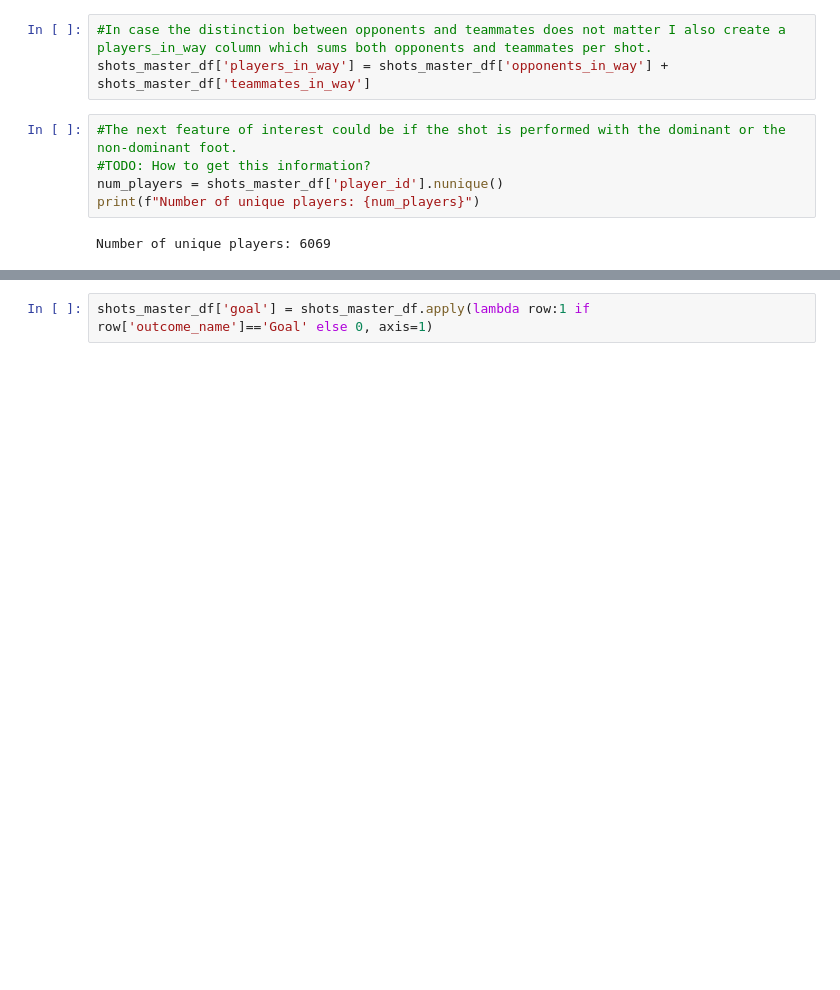
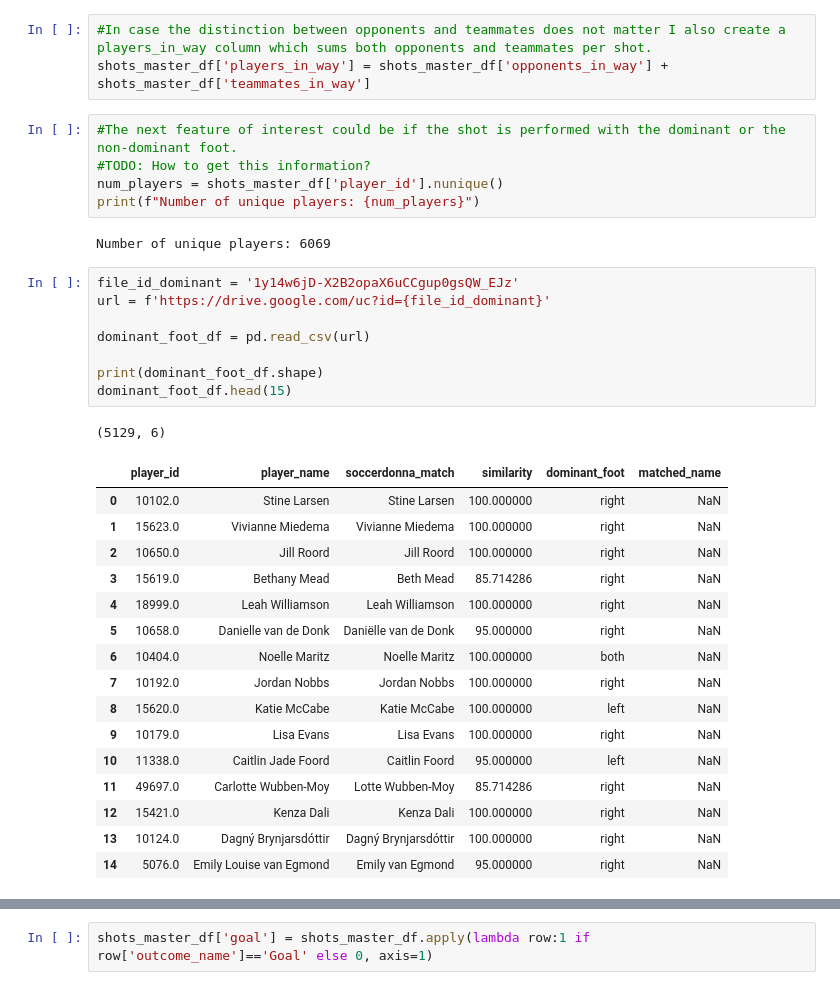
Before and after one commit to arne2204/Probabilistic-Machine-Learning_lecture-PROJECTS, a Jupyter notebook: projects/08-1SHXXXX_football_analytics/notebooks/03_data_preprocessing.ipynb, the cells around one changed output, grey strips where cells are left out. Cells and saved outputs as stored; diff of their text form; blank space fills up the shorter version.

Commit message:
Revisit data preprocessing and add dominant foot feature

```diff
--- a/projects/08-1SHXXXX_football_analytics/notebooks/03_data_preprocessing.ipynb
+++ b/projects/08-1SHXXXX_football_analytics/notebooks/03_data_preprocessing.ipynb
@@ -686,3 +695,29 @@ num_players = shots_master_df['player_id'].nunique()
 print(f"Number of unique players: {num_players}")
 # %% [output]
 Number of unique players: 6069
+# %%
+file_id_dominant = '1y14w6jD-X2B2opaX6uCCgup0gsQW_EJz'
+url = f'https://drive.google.com/uc?id={file_id_dominant}'
+
+dominant_foot_df = pd.read_csv(url)
+
+print(dominant_foot_df.shape)
+dominant_foot_df.head(15)
+# %% [output]
+(5129, 6)
+|  | player_id | player_name | soccerdonna_match | similarity | dominant_foot | matched_name |
+| 0 | 10102.0 | Stine Larsen | Stine Larsen | 100.000000 | right | NaN |
+| 1 | 15623.0 | Vivianne Miedema | Vivianne Miedema | 100.000000 | right | NaN |
+| 2 | 10650.0 | Jill Roord | Jill Roord | 100.000000 | right | NaN |
+| 3 | 15619.0 | Bethany Mead | Beth Mead | 85.714286 | right | NaN |
+| 4 | 18999.0 | Leah Williamson | Leah Williamson | 100.000000 | right | NaN |
+| 5 | 10658.0 | Danielle van de Donk | Daniëlle van de Donk | 95.000000 | right | NaN |
+| 6 | 10404.0 | Noelle Maritz | Noelle Maritz | 100.000000 | both | NaN |
+| 7 | 10192.0 | Jordan Nobbs | Jordan Nobbs | 100.000000 | right | NaN |
+| 8 | 15620.0 | Katie McCabe | Katie McCabe | 100.000000 | left | NaN |
+| 9 | 10179.0 | Lisa Evans | Lisa Evans | 100.000000 | right | NaN |
+| 10 | 11338.0 | Caitlin Jade Foord | Caitlin Foord | 95.000000 | left | NaN |
+| 11 | 49697.0 | Carlotte Wubben-Moy | Lotte Wubben-Moy | 85.714286 | right | NaN |
+| 12 | 15421.0 | Kenza Dali | Kenza Dali | 100.000000 | right | NaN |
+| 13 | 10124.0 | Dagný Brynjarsdóttir | Dagný Brynjarsdóttir | 100.000000 | right | NaN |
+| 14 | 5076.0 | Emily Louise van Egmond | Emily van Egmond | 95.000000 | right | NaN |
```
Also changed, not shown: parts of 16 cells of this notebook.
